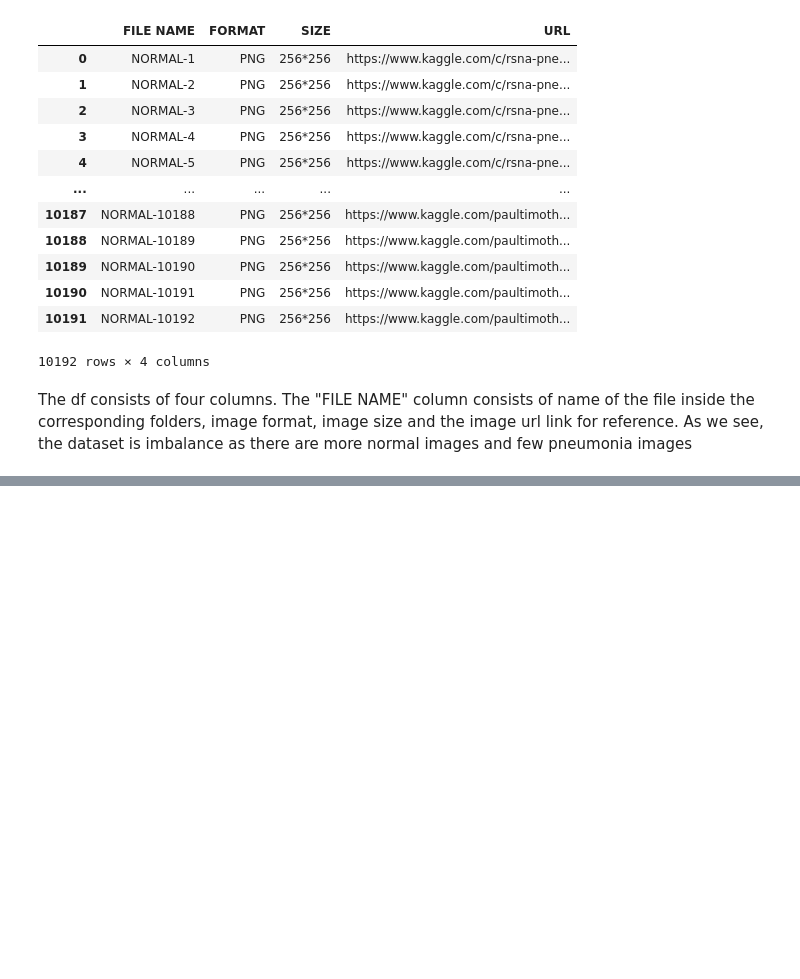
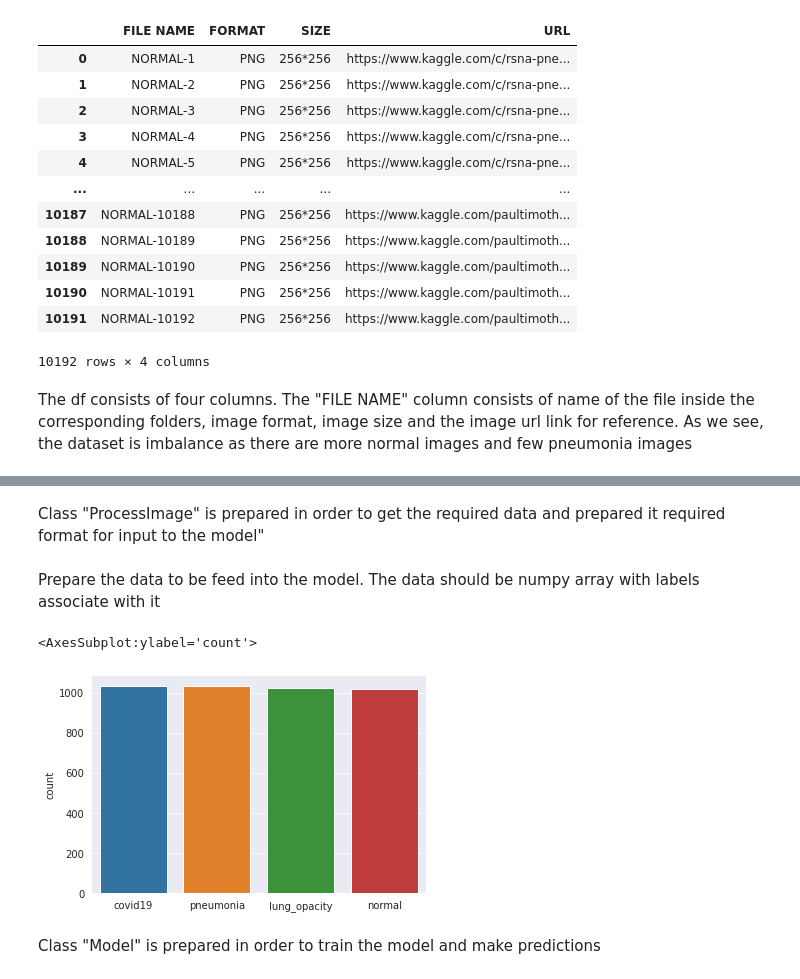
Before and after one commit to dipesh-commits/computer-vision-projects, a Jupyter notebook: COVID 19 Identification/COVID 19.ipynb, the cells around one changed output, grey strips where cells are left out. Cells and saved outputs as stored; diff of their text form; code cells hidden in the pictures; blank space fills up the shorter version.

```diff
--- a/COVID 19 Identification/COVID 19.ipynb
+++ b/COVID 19 Identification/COVID 19.ipynb
@@ -156,0 +187,3 @@ imgs.plot_images()
+# %%
+train_dir = "/home/dipesh/Desktop/dipesh/covid_data/train"
+valid_dir = "/home/dipesh/Desktop/dipesh/covid_data/valid"
@@ -156,0 +203,2 @@ imgs.plot_images()
+# %% [markdown]
+Class "ProcessImage" is prepared in order to get the required data and prepared it required format for input to the model"
@@ -156,0 +254,6 @@ imgs.plot_images()
+# %% [markdown]
+Prepare the data to be feed into the model. The data should be numpy array with labels associate with it
+# %%
+## Get train and validation data
+
+train_data = prepare_data(train_dir)
@@ -156,0 +262,11 @@ imgs.plot_images()
+# %%
+total_count = []
+for i in train_data:
+    total_count.append(labels[i[1]])
+sn.set_style("darkgrid")
+sn.countplot(total_count)
+# %% [output]
+<AxesSubplot:ylabel='count'>
+[figure, added]
+# %% [markdown]
+Class "Model" is prepared in order to train the model and make predictions
```
Also changed, not shown: parts of 17 cells of this notebook, 1 other file.
